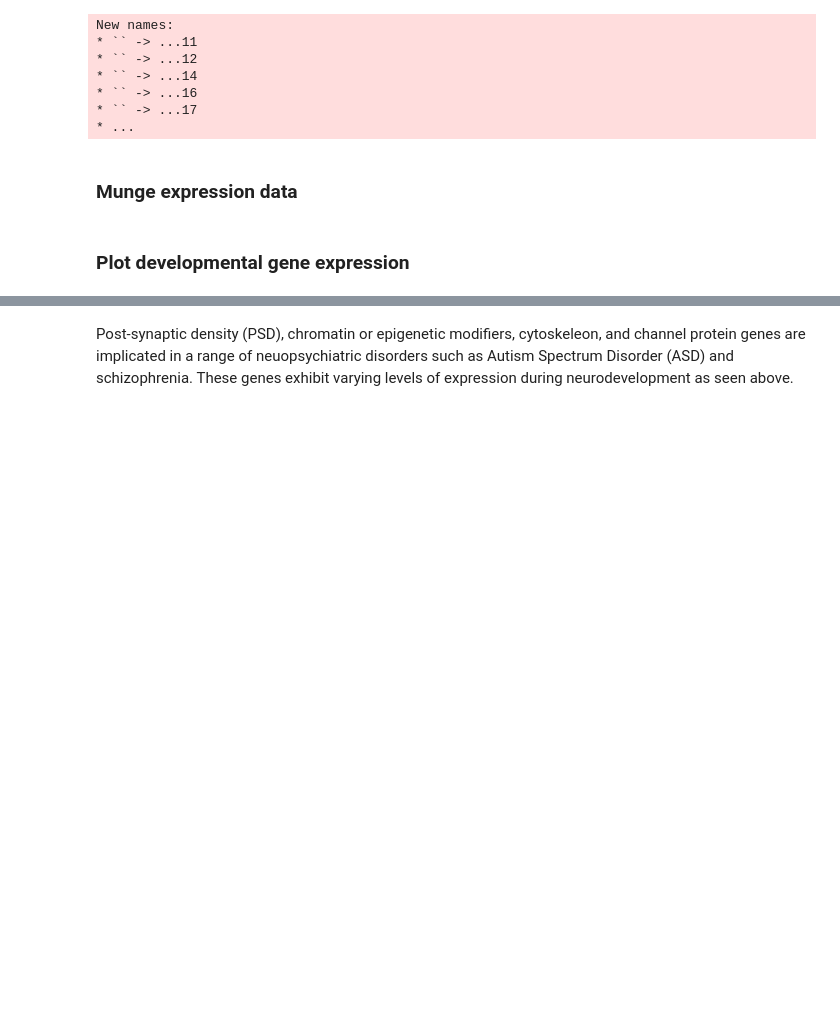
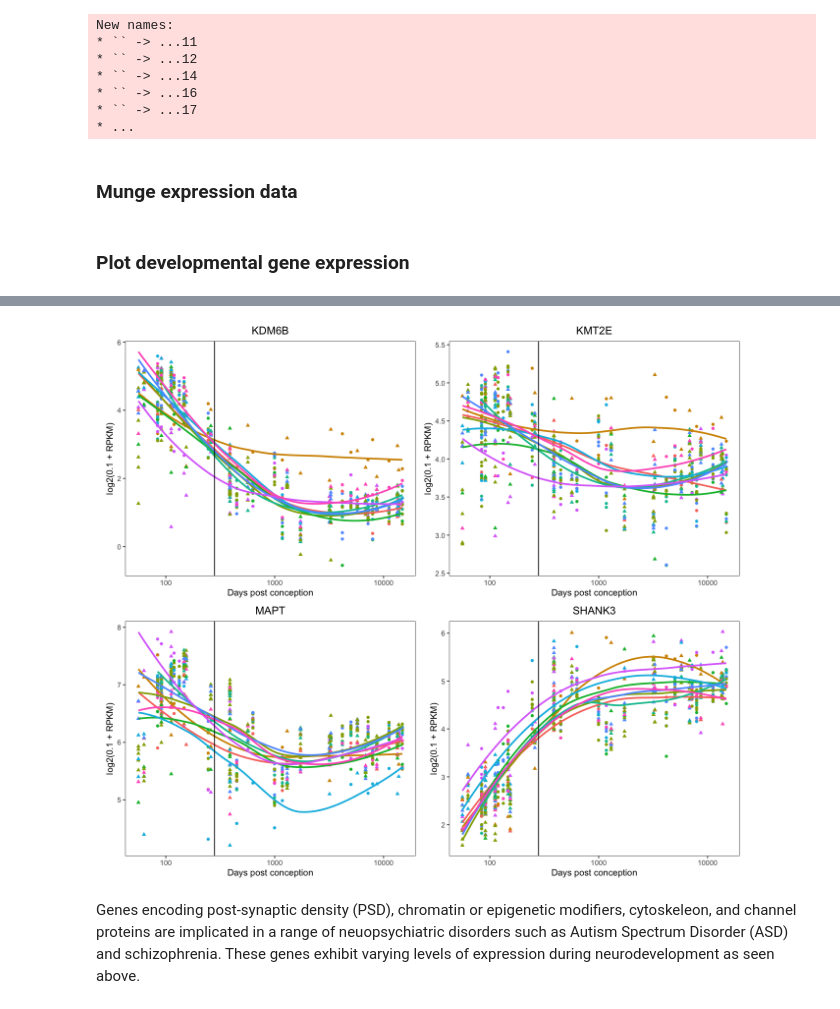
Before and after one commit to gandallab/BrainSpan-trajectory, a Jupyter notebook: BrainSpan-trajectory.ipynb, the cells around one changed output, grey strips where cells are left out. Saved outputs shown, nothing was run; the diff lists cells and outputs as text; code cells hidden in the pictures; blank space fills up the shorter version.

```diff
--- a/BrainSpan-trajectory.ipynb
+++ b/BrainSpan-trajectory.ipynb
@@ -100,2 +91,18 @@ plot_expr("SHANK3")
+# %%
+options(repr.plot.width = 11, repr.plot.height = 9.5)
+
+p1 <- plot_expr("KDM6B")
+p2 <- plot_expr("KMT2E")
+p3 <- plot_expr("MAPT")
+p4 <- plot_expr("SHANK3")
+
+plot_grid(p1 + theme(legend.position = "none"),
+          p2 + theme(legend.position = "none"),
+          p3 + theme(legend.position = "none"),
+          p4 + theme(legend.position = "none"),
+          nrow = 2, align = "v", axis = "lr",
+          rel_heights = c(1, 1))
+# %% [output]
+[figure, added]
 # %% [markdown]
-Post-synaptic density (PSD), chromatin or epigenetic modifiers, cytoskeleon, and channel protein genes are implicated in a range of neuopsychiatric disorders such as Autism Spectrum Disorder (ASD) and schizophrenia. These genes exhibit varying levels of expression during neurodevelopment as seen above.
+Genes encoding post-synaptic density (PSD), chromatin or epigenetic modifiers, cytoskeleon, and channel proteins are implicated in a range of neuopsychiatric disorders such as Autism Spectrum Disorder (ASD) and schizophrenia. These genes exhibit varying levels of expression during neurodevelopment as seen above.
```
Also changed, not shown: parts of 4 cells of this notebook, 1 other file.
